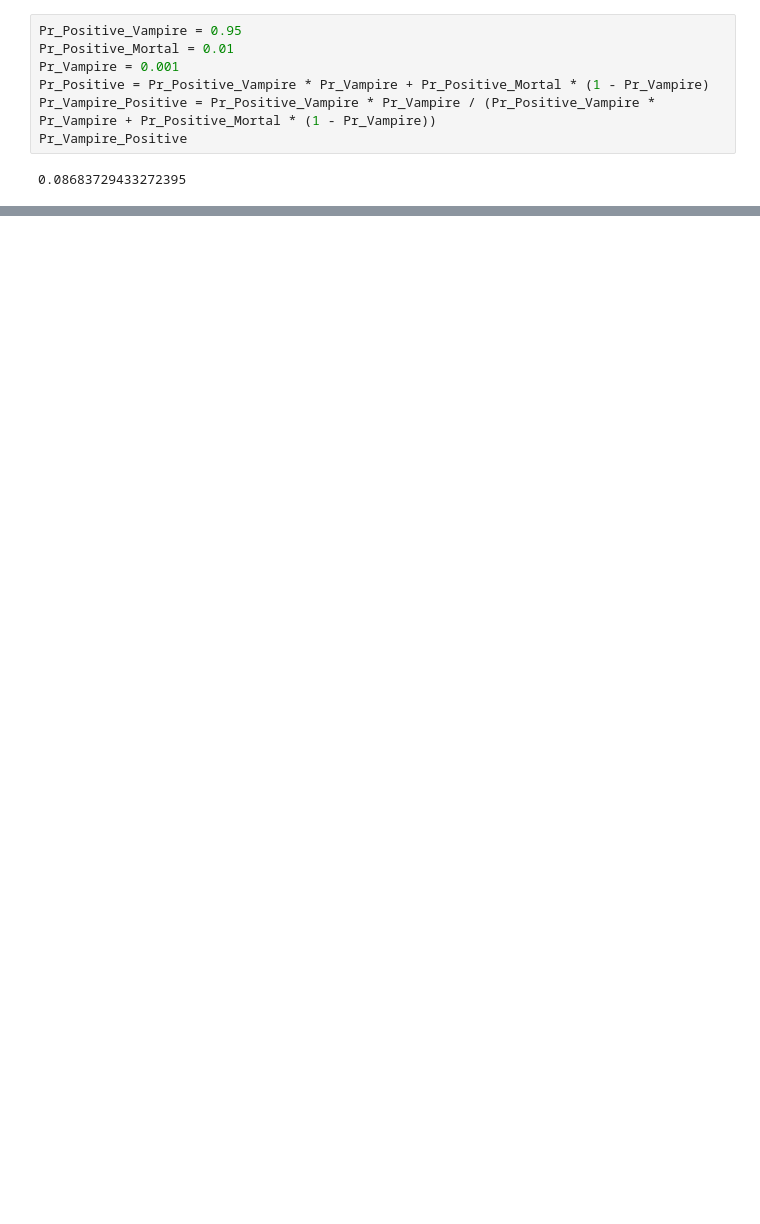
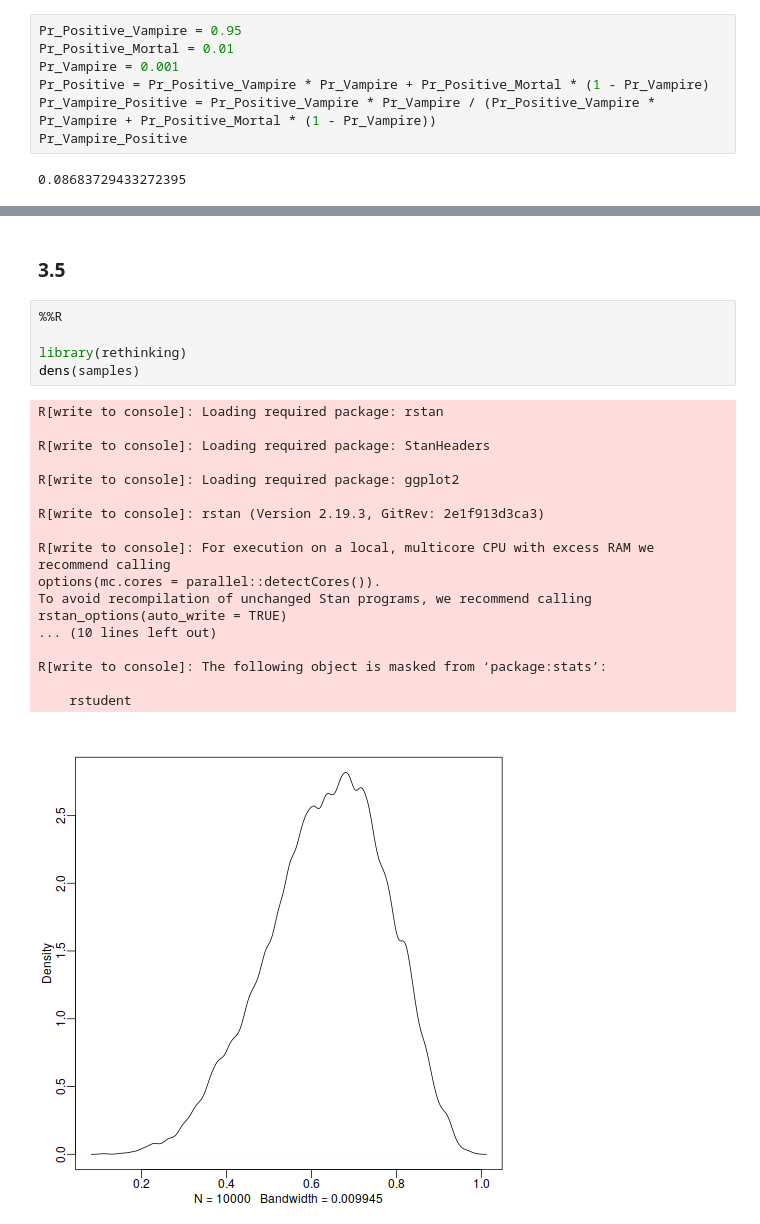
Before and after one commit to kms15/reading_notes, a Jupyter notebook: StatisticalRethinking/StatisticalRethinkingCh3.ipynb, the cells around one changed output, grey strips where cells are left out. Cells and saved outputs as stored; diff of their text form; blank space fills up the shorter version.

Commit message:
Statistical rethinking notes through 3.2.2

```diff
--- a/StatisticalRethinking/StatisticalRethinkingCh3.ipynb
+++ b/StatisticalRethinking/StatisticalRethinkingCh3.ipynb
@@ -33,0 +73,26 @@ Pr_Vampire_Positive
+# %% [markdown]
+### 3.5
+# %%
+%%R
+
+library(rethinking)
+dens(samples)
+# %% [output]
+R[write to console]: Loading required package: rstan
+
+R[write to console]: Loading required package: StanHeaders
+
+R[write to console]: Loading required package: ggplot2
+
+R[write to console]: rstan (Version 2.19.3, GitRev: 2e1f913d3ca3)
+
+R[write to console]: For execution on a local, multicore CPU with excess RAM we recommend calling
+options(mc.cores = parallel::detectCores()).
+To avoid recompilation of unchanged Stan programs, we recommend calling
+rstan_options(auto_write = TRUE)
+... (10 lines left out)
+
+R[write to console]: The following object is masked from ‘package:stats’:
+
+    rstudent
+[figure, added]
```
Also changed, not shown: parts of 38 cells of this notebook, 1 other file.
